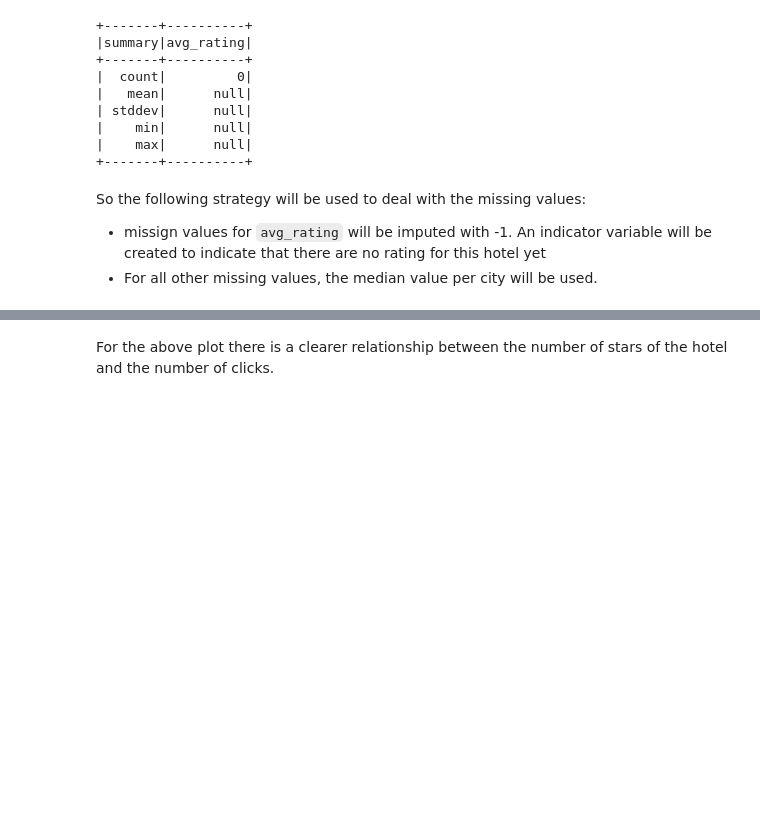
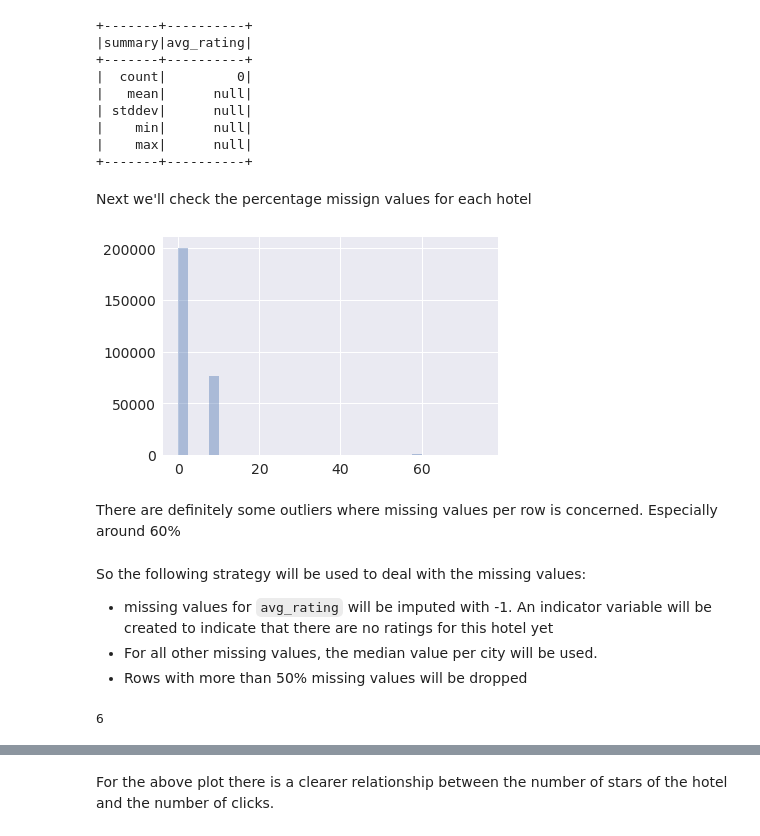
Before and after one commit to Rmostert/Click-rate-prediction, a Jupyter notebook: Click rate prediction.ipynb, the cells around one changed output, grey strips where cells are left out. Saved outputs shown, nothing was run; the diff lists cells and outputs as text; code cells hidden in the pictures; blank space fills up the shorter version.

```diff
--- a/Click rate prediction.ipynb
+++ b/Click rate prediction.ipynb
@@ -454,7 +493,18 @@ train_data.filter('n_reviews == 0').select('avg_rating').describe().show()
 |    min|      null|
 |    max|      null|
 +-------+----------+
+# %% [markdown]
+Next we'll check the percentage missign values for each hotel
+# %%
+row_perc_missing = train_data_pd.isna().mean(axis=1)*100
+# %%
+sns.distplot(row_perc_missing,bins=30,kde=False);
+# %% [output]
+[figure, added]
+# %% [markdown]
+There are definitely some outliers where missing values per row is concerned. Especially around 60%
 # %% [markdown]
 So the following strategy will be used to deal with the missing values:
-* missign values for `avg_rating` will be imputed with -1. An indicator variable will be created to indicate that there are no rating for this hotel yet
+* missing values for `avg_rating` will be imputed with -1. An indicator variable will be created to indicate that there are no ratings for this hotel yet
 * For all other missing values, the median value per city will be used.
+* Rows with more than 50% missing values will be dropped
@@ -460,0 +514,4 @@ So the following strategy will be used to deal with the missing values:
+# %%
+threshold
+# %% [output]
+6
```
Also changed, not shown: parts of 166 cells of this notebook.
